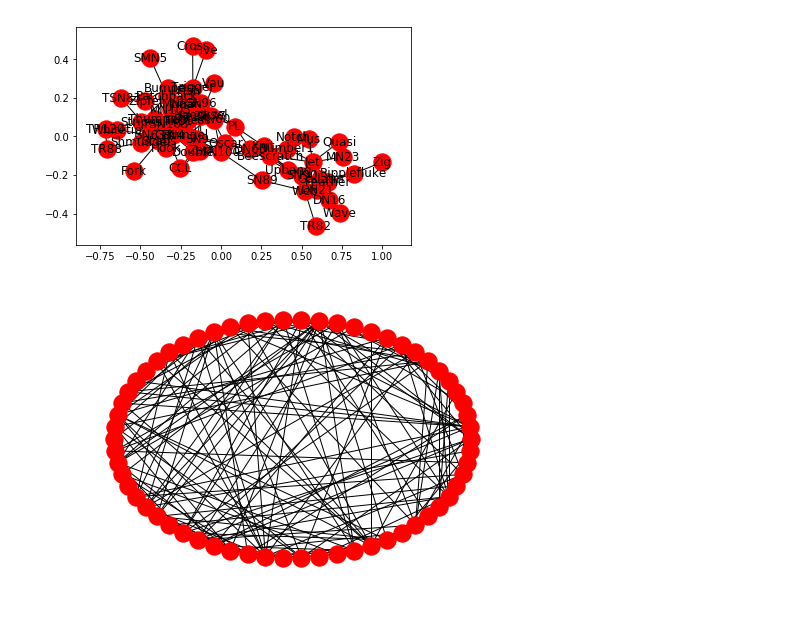
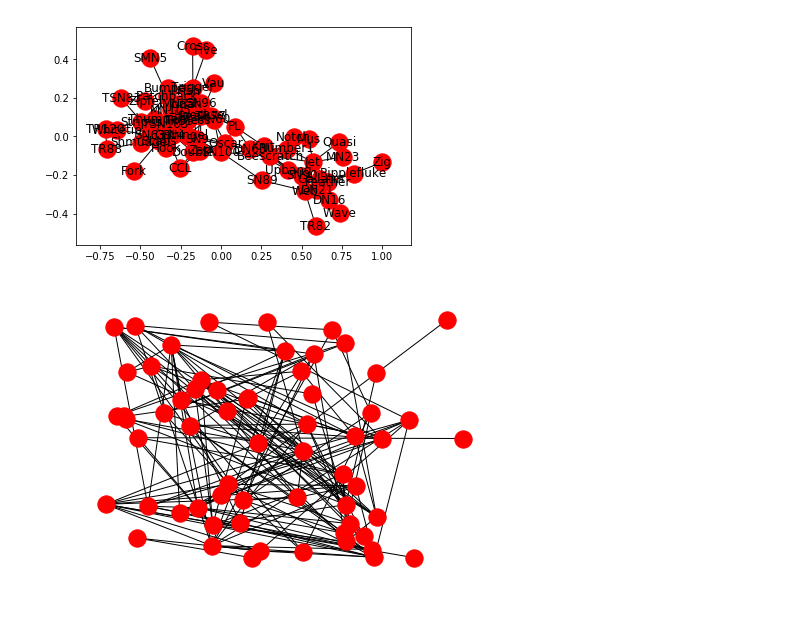
Before and after one commit to MarianoNicolini17/TP1, a Jupyter notebook: ej_1.ipynb, the cells around one changed output. Saved outputs shown, nothing was run; the diff lists cells and outputs as text; code cells hidden in the pictures.

```diff
--- a/ej_1.ipynb
+++ b/ej_1.ipynb
@@ -116,6 +116,6 @@ nx.draw_networkx(red_delf)
 # %% [output]
 [figure]
 # %%
-nx.draw_circular(red_delf)
+nx.draw_random(red_delf)
 # %% [output]
-[figure, old version]
+[figure, new version]
```
Also changed, not shown: parts of 3 cells of this notebook.
